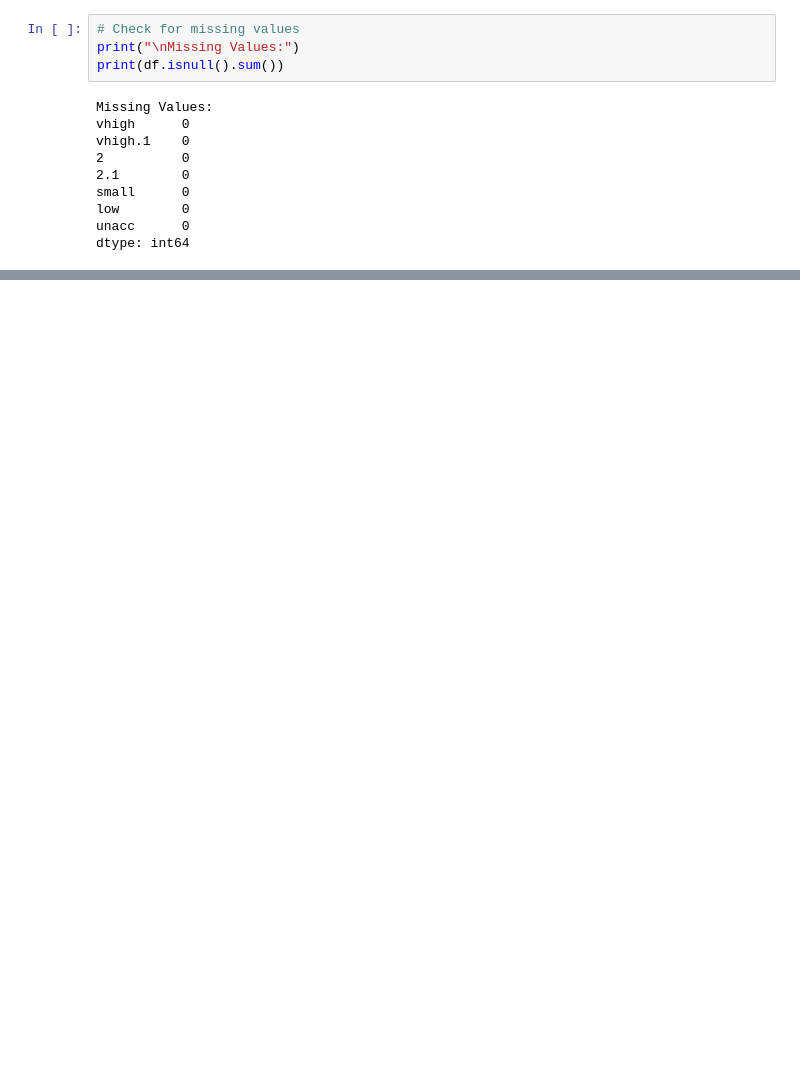
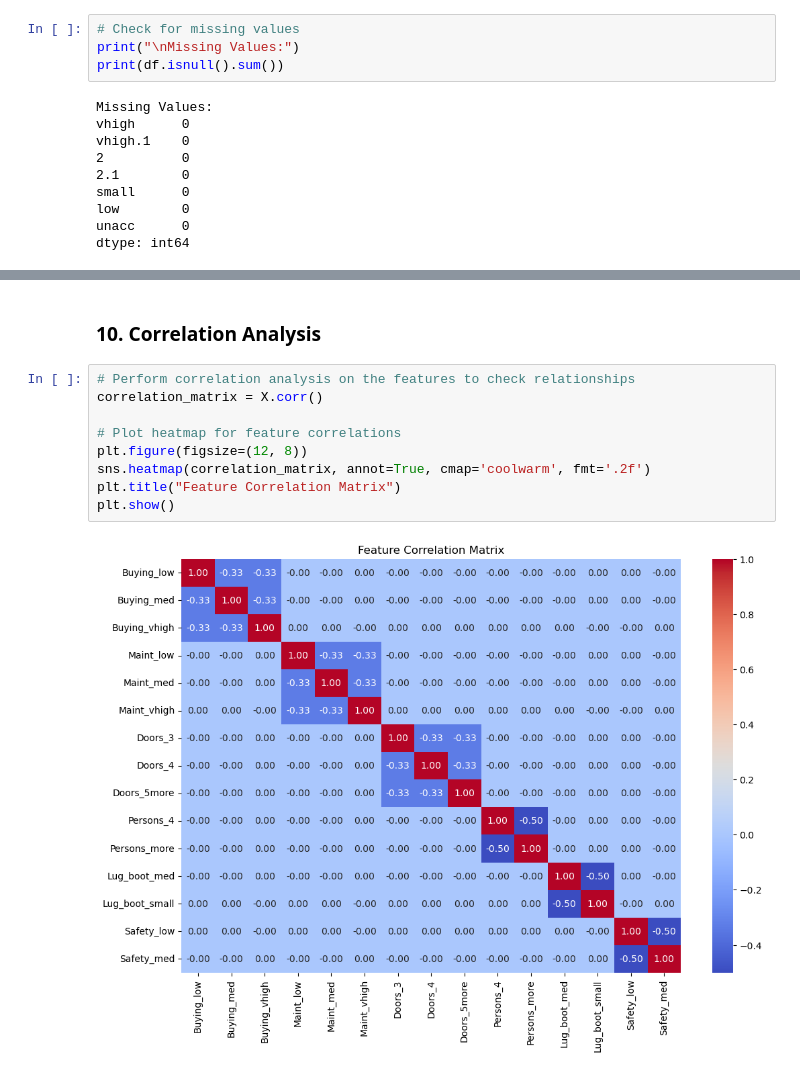
Before and after one commit to MiltonGreat/Car-Evaluation, a Jupyter notebook: Car Evaluation.ipynb, the cells around one changed output, grey strips where cells are left out. Drawn from its saved outputs; the diff is of its cells as text; blank space fills up the shorter version.

```diff
--- a/Car Evaluation.ipynb
+++ b/Car Evaluation.ipynb
@@ -230,0 +270,13 @@ weighted avg       0.85      0.87      0.86       346
+# %% [markdown]
+### 10. Correlation Analysis
+# %%
+# Perform correlation analysis on the features to check relationships
+correlation_matrix = X.corr()
+
+# Plot heatmap for feature correlations
+plt.figure(figsize=(12, 8))
+sns.heatmap(correlation_matrix, annot=True, cmap='coolwarm', fmt='.2f')
+plt.title("Feature Correlation Matrix")
+plt.show()
+# %% [output]
+[figure, added]
```
Also changed, not shown: parts of 46 cells of this notebook.
